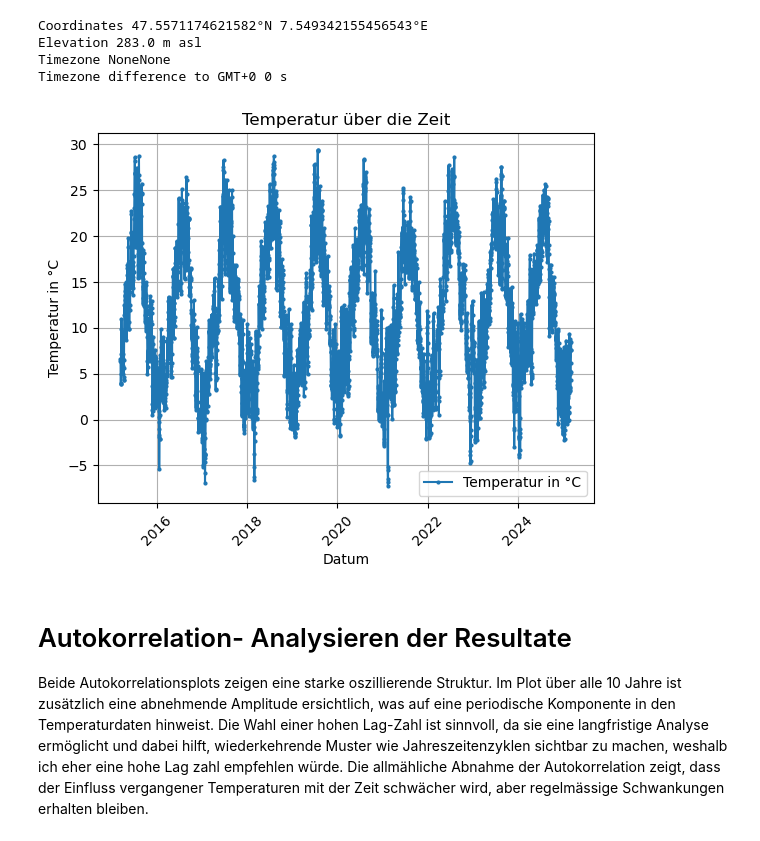
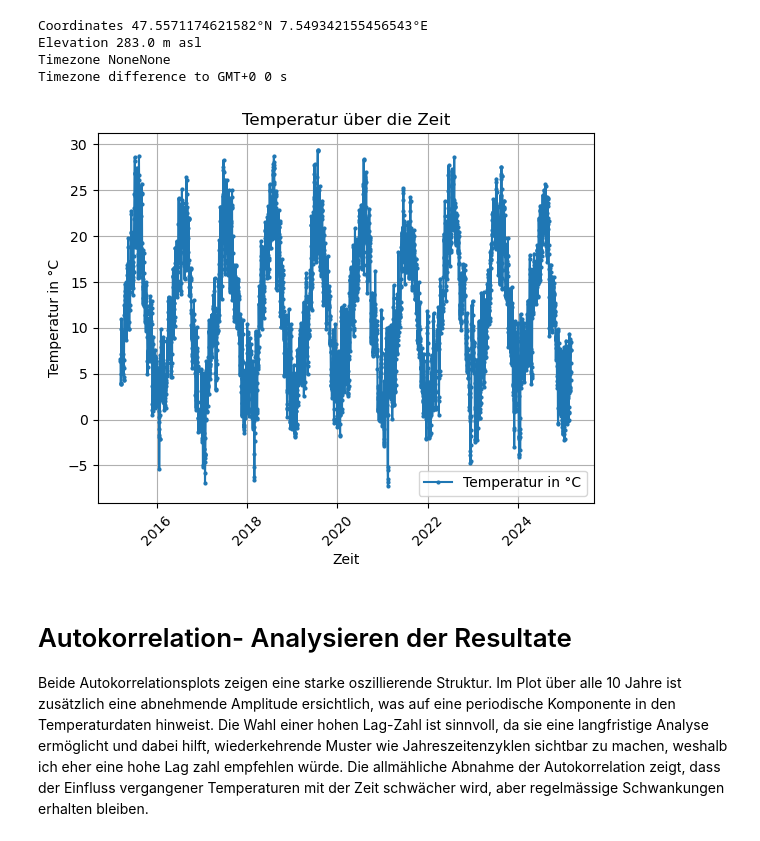
Before and after one commit to Tschoppsilas/GBSV_2025, a Jupyter notebook: MC1/MC1.ipynb, the cells around one changed output. Cells and saved outputs as stored; diff of their text form; code cells hidden in the pictures.

```diff
--- a/MC1/MC1.ipynb
+++ b/MC1/MC1.ipynb
@@ -91,26 +91,26 @@ Timezone difference to GMT+0 0 s
 # %%
 # CSV-Datei laden
 csv_path = "C:\\Users\silas\PycharmProjects\GBSV_2025\MC1\Data\weather_data.csv"
 if not os.path.exists(csv_path):
     print(f"Fehler: Datei {csv_path} nicht gefunden!")
 else:
     daily_dataframe = pd.read_csv(csv_path, parse_dates=["date"])
 
     # Plot erstellen
     plt.plot(daily_dataframe["date"], daily_dataframe["temperature_2m_mean"], linestyle="-", marker="o", markersize=2, label="Temperatur in °C")
 
     # Achsentitel und Beschriftungen
-    plt.xlabel("Datum")
+    plt.xlabel("Zeit")
     plt.ylabel("Temperatur in °C")
     plt.title("Temperatur über die Zeit")
     plt.xticks(rotation=45)
     plt.legend()
     plt.grid(True)
 
     # Plot anzeigen
     plt.show()
 # %% [output]
-[figure, old version]
+[figure, new version]
 # %% [markdown]
 # Autokorrelation- Analysieren der Resultate
 Beide Autokorrelationsplots zeigen eine starke oszillierende Struktur. Im Plot über alle 10 Jahre ist zusätzlich eine abnehmende Amplitude ersichtlich, was auf eine periodische Komponente in den Temperaturdaten hinweist. Die Wahl einer hohen Lag-Zahl ist sinnvoll, da sie eine langfristige Analyse ermöglicht und dabei hilft, wiederkehrende Muster wie Jahreszeitenzyklen sichtbar zu machen, weshalb ich eher eine hohe Lag zahl empfehlen würde.
```
Also changed, not shown: parts of 2 cells of this notebook.
